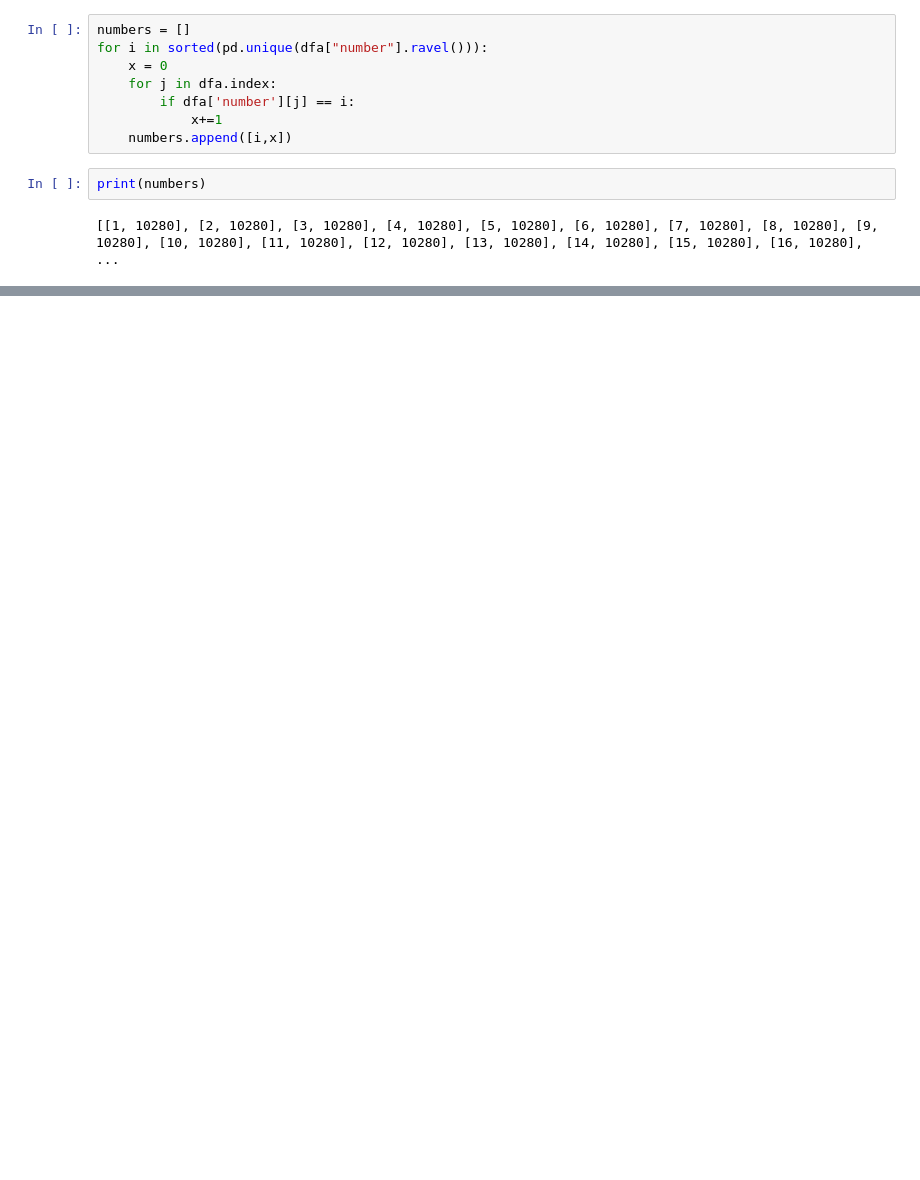
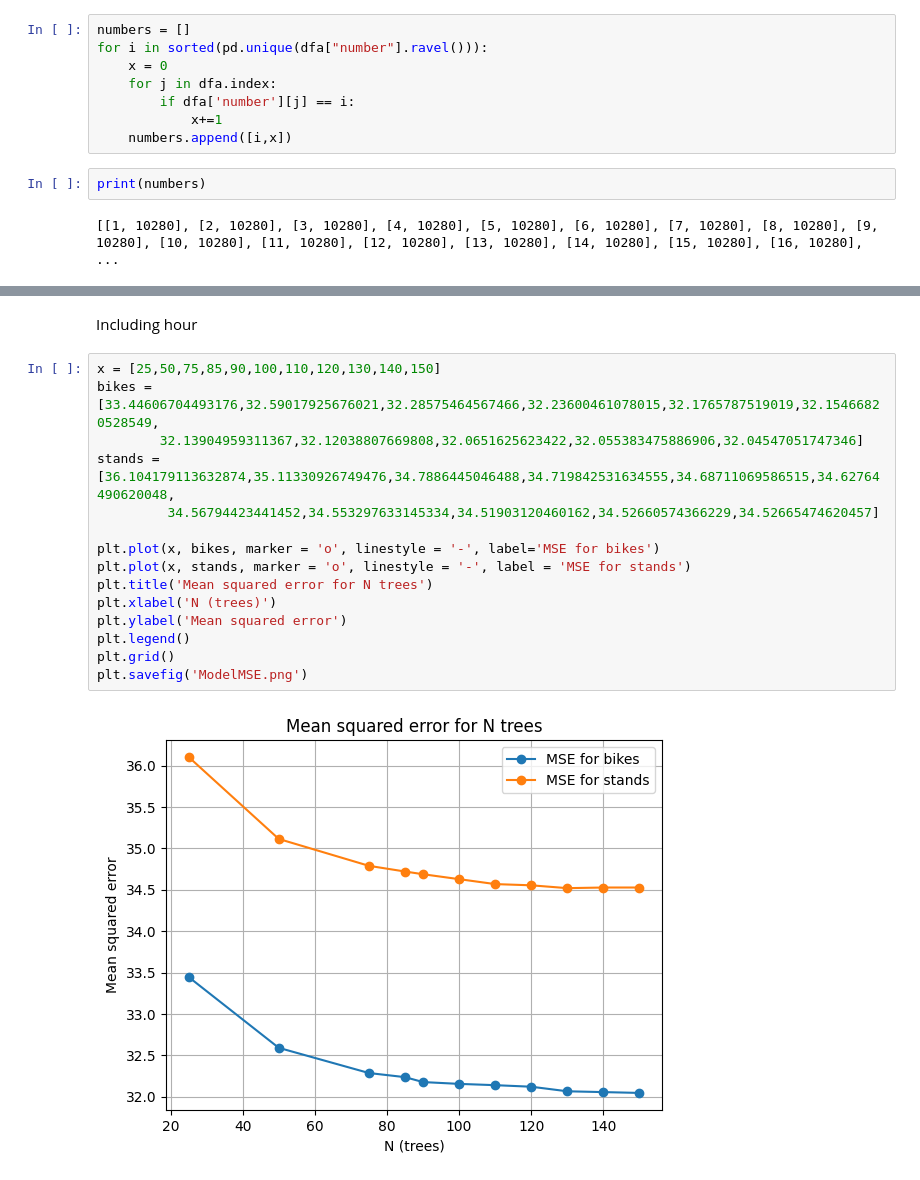
Before and after one commit to finbarallan/Dublin-Bikes-App, a Jupyter notebook: PredictiveModel.ipynb, the cells around one changed output, grey strips where cells are left out. Cells and saved outputs as stored; diff of their text form; blank space fills up the shorter version.

```diff
--- a/PredictiveModel.ipynb
+++ b/PredictiveModel.ipynb
@@ -404,0 +427,19 @@ MAE:  3.656257220262741
+# %% [markdown]
+Including hour
+# %%
+x = [25,50,75,85,90,100,110,120,130,140,150]
+bikes = [33.44606704493176,32.59017925676021,32.28575464567466,32.23600461078015,32.1765787519019,32.15466820528549,
+        32.13904959311367,32.12038807669808,32.0651625623422,32.055383475886906,32.04547051747346]
+stands = [36.104179113632874,35.11330926749476,34.7886445046488,34.719842531634555,34.68711069586515,34.62764490620048,
+         34.56794423441452,34.553297633145334,34.51903120460162,34.52660574366229,34.52665474620457]
+
+plt.plot(x, bikes, marker = 'o', linestyle = '-', label='MSE for bikes')
+plt.plot(x, stands, marker = 'o', linestyle = '-', label = 'MSE for stands')
+plt.title('Mean squared error for N trees')
+plt.xlabel('N (trees)')
+plt.ylabel('Mean squared error')
+plt.legend()
+plt.grid()
+plt.savefig('ModelMSE.png')
+# %% [output]
+[figure, added]
```
Also changed, not shown: parts of 8 cells of this notebook, 1 other file.
